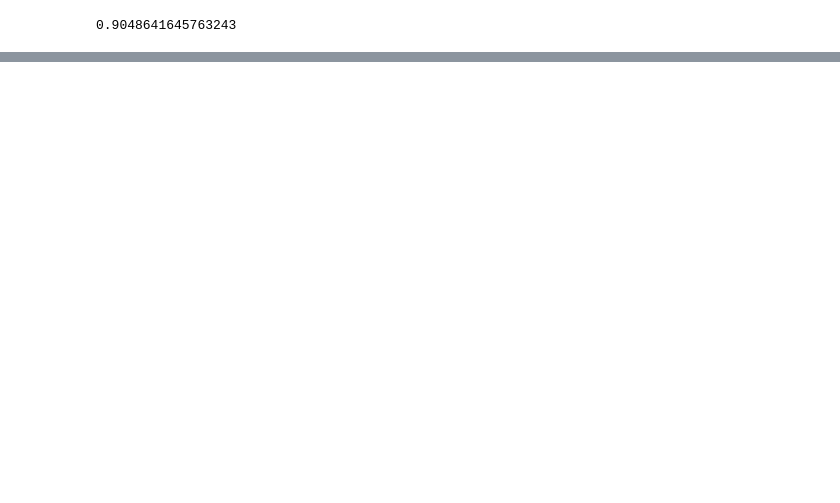
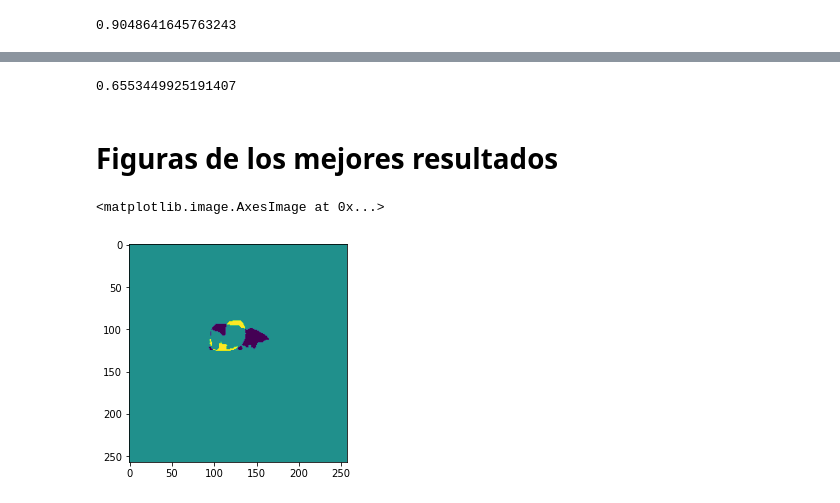
Before and after one commit to joanboterspitarch/Results-paper, a Jupyter notebook: 00_results.ipynb, the cells around one changed output, grey strips where cells are left out. Cells and saved outputs as stored; diff of their text form; code cells hidden in the pictures; blank space fills up the shorter version.

Commit message:
Añadimos los principales resultados, aunque falta la parte de la IA

```diff
--- a/00_results.ipynb
+++ b/00_results.ipynb
@@ -111,0 +130,7 @@ df_resta.plot()
+# %%
+list_P = [
+    [0, 0.1, 0.5, 0.9, 1.01],
+    [0, 0.1, 0.3, 0.5, 0.7, 0.9, 1.01],
+    [0, 0.1, 0.2, 0.3, 0.4, 0.5, 0.6, 0.7, 0.8, 0.9, 1.01],
+]
+list_C = [1, 2, 3]
@@ -111,0 +199,20 @@ df_resta.plot()
+# %%
+df_metrics['MCC'].values.max()
+# %% [output]
+0.6553449925191407
+# %% [markdown]
+# Figuras de los mejores resultados
+# %%
+grid = Grid(x=x, y=y)
+grid.initialize(part=list_P[0], div=list_C[1])
+grid.submatrix()
+grid.enlargement_process()
+grid.montecarlo(n_it=100)
+
+X = (grid.X[:, :, -1].numpy() != 0)*1
+Y = (y[:, :, -1] != 0)*1
+
+plt.imshow(X-Y)
+# %% [output]
+<matplotlib.image.AxesImage at 0x...>
+[figure, added]
```
Also changed, not shown: parts of 16 cells of this notebook, 3 other files.
